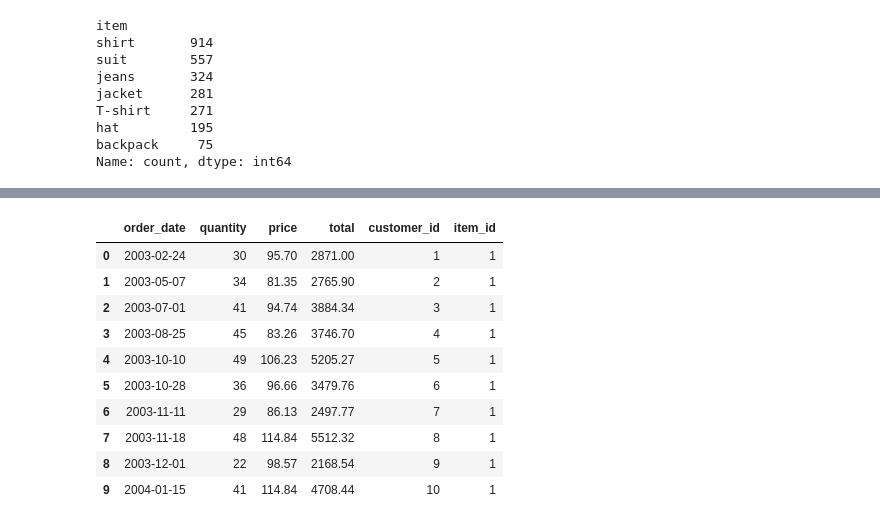
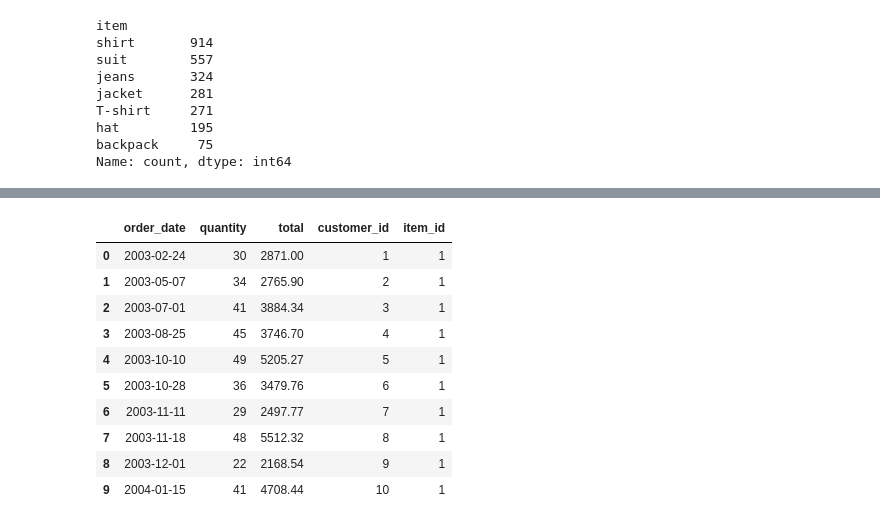
Before and after one commit to nichitagherman/sales-analytics-dashboard, a Jupyter notebook: prepare_data/prepare_data.ipynb, the cells around one changed output, grey strips where cells are left out. Cells and saved outputs as stored; diff of their text form; code cells hidden in the pictures.

```diff
--- a/prepare_data/prepare_data.ipynb
+++ b/prepare_data/prepare_data.ipynb
@@ -103,9 +103,6 @@ df.head()
 | 2 | 41 | 3884.34 | 7/1/2003 0:00 | Motorcycles | Lyon Souveniers | +33 1 46 62 7555 | 27 rue du Colonel Pierre Avia | France | Paris |
 | 3 | 45 | 3746.70 | 8/25/2003 0:00 | Motorcycles | Toys4GrownUps.com | 6265557265 | 78934 Hillside Dr. | USA | Pasadena |
 | 4 | 49 | 5205.27 | 10/10/2003 0:00 | Motorcycles | Corporate Gift Ideas Co. | 6505551386 | 7734 Strong St. | USA | San Francisco |
-# %%
-# create price = total / quantity
-df["price"] = df["total"] / df["quantity"]
 # %%
 # Parse order_date
 df["order_date"] = df["order_date"].apply(lambda x: datetime.strptime(x, "%m/%d/%Y %H:%M"))
@@ -219,20 +216,20 @@ with sqlite3.connect(PATH_OUT_DB) as conn:
     items = pd.read_sql(query, conn)
 # %%
 # create orders table
-orders = df[["order_date", "quantity", "price", "total", "name", "item"]]
+orders = df[["order_date", "quantity", "total", "name", "item"]]
 orders = pd.merge(orders, customers, how="left", on="name", validate="m:1")
 orders = pd.merge(orders, items, how="left", on="item", validate="m:1")
 orders.drop(["name", "item"], axis=1, inplace=True)
 orders.head(10)
 # %% [output]
-|  | order_date | quantity | price | total | customer_id | item_id |
-| 0 | 2003-02-24 | 30 | 95.70 | 2871.00 | 1 | 1 |
-| 1 | 2003-05-07 | 34 | 81.35 | 2765.90 | 2 | 1 |
-| 2 | 2003-07-01 | 41 | 94.74 | 3884.34 | 3 | 1 |
-| 3 | 2003-08-25 | 45 | 83.26 | 3746.70 | 4 | 1 |
-| 4 | 2003-10-10 | 49 | 106.23 | 5205.27 | 5 | 1 |
-| 5 | 2003-10-28 | 36 | 96.66 | 3479.76 | 6 | 1 |
-| 6 | 2003-11-11 | 29 | 86.13 | 2497.77 | 7 | 1 |
-| 7 | 2003-11-18 | 48 | 114.84 | 5512.32 | 8 | 1 |
-| 8 | 2003-12-01 | 22 | 98.57 | 2168.54 | 9 | 1 |
-| 9 | 2004-01-15 | 41 | 114.84 | 4708.44 | 10 | 1 |
+|  | order_date | quantity | total | customer_id | item_id |
+| 0 | 2003-02-24 | 30 | 2871.00 | 1 | 1 |
+| 1 | 2003-05-07 | 34 | 2765.90 | 2 | 1 |
+| 2 | 2003-07-01 | 41 | 3884.34 | 3 | 1 |
+| 3 | 2003-08-25 | 45 | 3746.70 | 4 | 1 |
+| 4 | 2003-10-10 | 49 | 5205.27 | 5 | 1 |
+| 5 | 2003-10-28 | 36 | 3479.76 | 6 | 1 |
+| 6 | 2003-11-11 | 29 | 2497.77 | 7 | 1 |
+| 7 | 2003-11-18 | 48 | 5512.32 | 8 | 1 |
+| 8 | 2003-12-01 | 22 | 2168.54 | 9 | 1 |
+| 9 | 2004-01-15 | 41 | 4708.44 | 10 | 1 |
```
Also changed, not shown: parts of 4 cells of this notebook, 1 other file.
